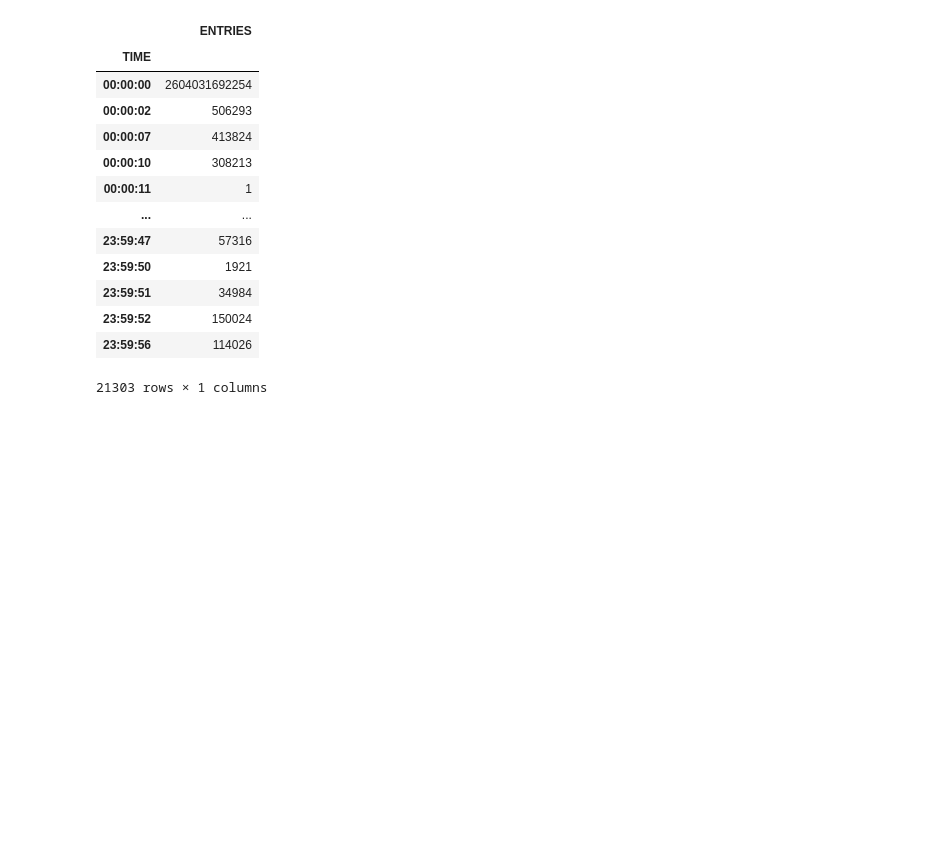
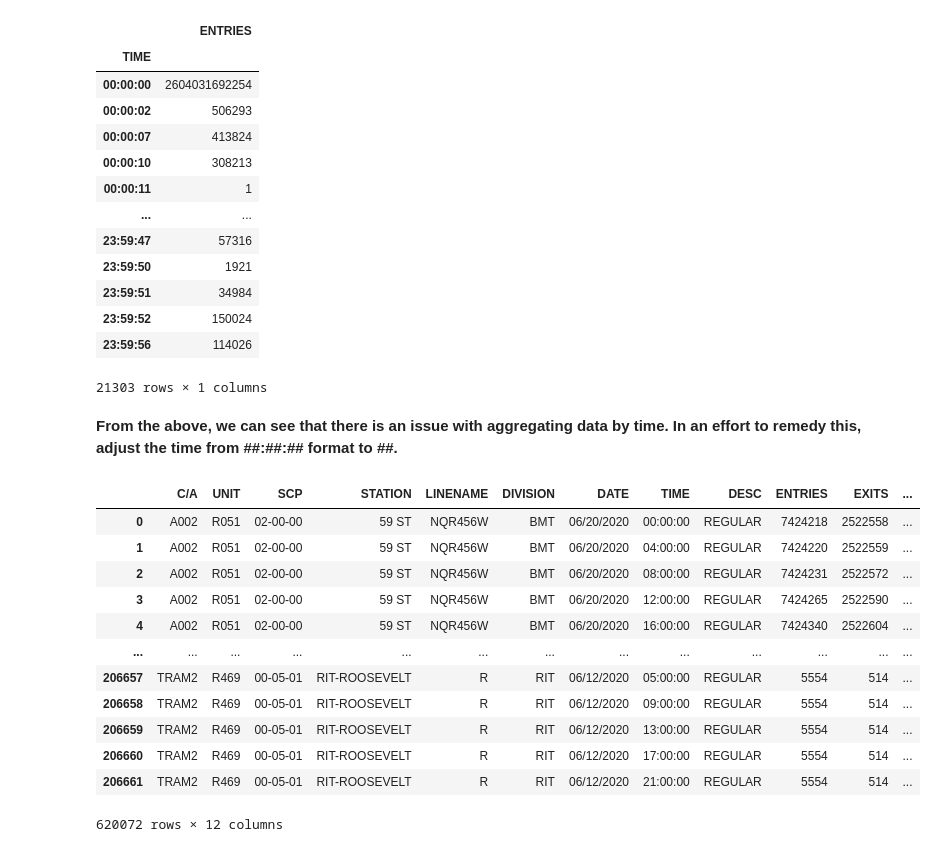
Before and after one commit to manyshapes/MTA-Ridership-Time-Analysis, a Jupyter notebook: MTA-brian.ipynb, the cells around one changed output. Cells and saved outputs as stored; diff of their text form; code cells hidden in the pictures; blank space fills up the shorter version.

Commit message:
added abbrev_time column to ## format

```diff
--- a/MTA-brian.ipynb
+++ b/MTA-brian.ipynb
@@ -150,3 +153,25 @@ df.groupby('TIME')[['ENTRIES']].sum()
 | 23:59:52 | 150024 |
 | 23:59:56 | 114026 |
 21303 rows × 1 columns
+# %% [markdown]
+**From the above, we can see that there is an issue with aggregating data by time. In an effort to remedy this, adjust the time from ##:##:## format to ##.**
+# %%
+# Create a lambda function to remove 6 characters from end of string
+new_time = df.TIME.map(lambda x: str(x)[:-6])
+
+df['ABBREV_TIME'] = new_time
+df
+# %% [output]
+|  | C/A | UNIT | SCP | STATION | LINENAME | DIVISION | DATE | TIME | DESC | ENTRIES | EXITS | ... |
+| 0 | A002 | R051 | 02-00-00 | 59 ST | NQR456W | BMT | 06/20/2020 | 00:00:00 | REGULAR | 7424218 | 2522558 | ... |
+| 1 | A002 | R051 | 02-00-00 | 59 ST | NQR456W | BMT | 06/20/2020 | 04:00:00 | REGULAR | 7424220 | 2522559 | ... |
+| 2 | A002 | R051 | 02-00-00 | 59 ST | NQR456W | BMT | 06/20/2020 | 08:00:00 | REGULAR | 7424231 | 2522572 | ... |
+| 3 | A002 | R051 | 02-00-00 | 59 ST | NQR456W | BMT | 06/20/2020 | 12:00:00 | REGULAR | 7424265 | 2522590 | ... |
+| 4 | A002 | R051 | 02-00-00 | 59 ST | NQR456W | BMT | 06/20/2020 | 16:00:00 | REGULAR | 7424340 | 2522604 | ... |
+| ... | ... | ... | ... | ... | ... | ... | ... | ... | ... | ... | ... | ... |
+| 206657 | TRAM2 | R469 | 00-05-01 | RIT-ROOSEVELT | R | RIT | 06/12/2020 | 05:00:00 | REGULAR | 5554 | 514 | ... |
+| 206658 | TRAM2 | R469 | 00-05-01 | RIT-ROOSEVELT | R | RIT | 06/12/2020 | 09:00:00 | REGULAR | 5554 | 514 | ... |
+| 206659 | TRAM2 | R469 | 00-05-01 | RIT-ROOSEVELT | R | RIT | 06/12/2020 | 13:00:00 | REGULAR | 5554 | 514 | ... |
+| 206660 | TRAM2 | R469 | 00-05-01 | RIT-ROOSEVELT | R | RIT | 06/12/2020 | 17:00:00 | REGULAR | 5554 | 514 | ... |
+| 206661 | TRAM2 | R469 | 00-05-01 | RIT-ROOSEVELT | R | RIT | 06/12/2020 | 21:00:00 | REGULAR | 5554 | 514 | ... |
+620072 rows × 12 columns
```
Also changed, not shown: parts of 4 cells of this notebook.
